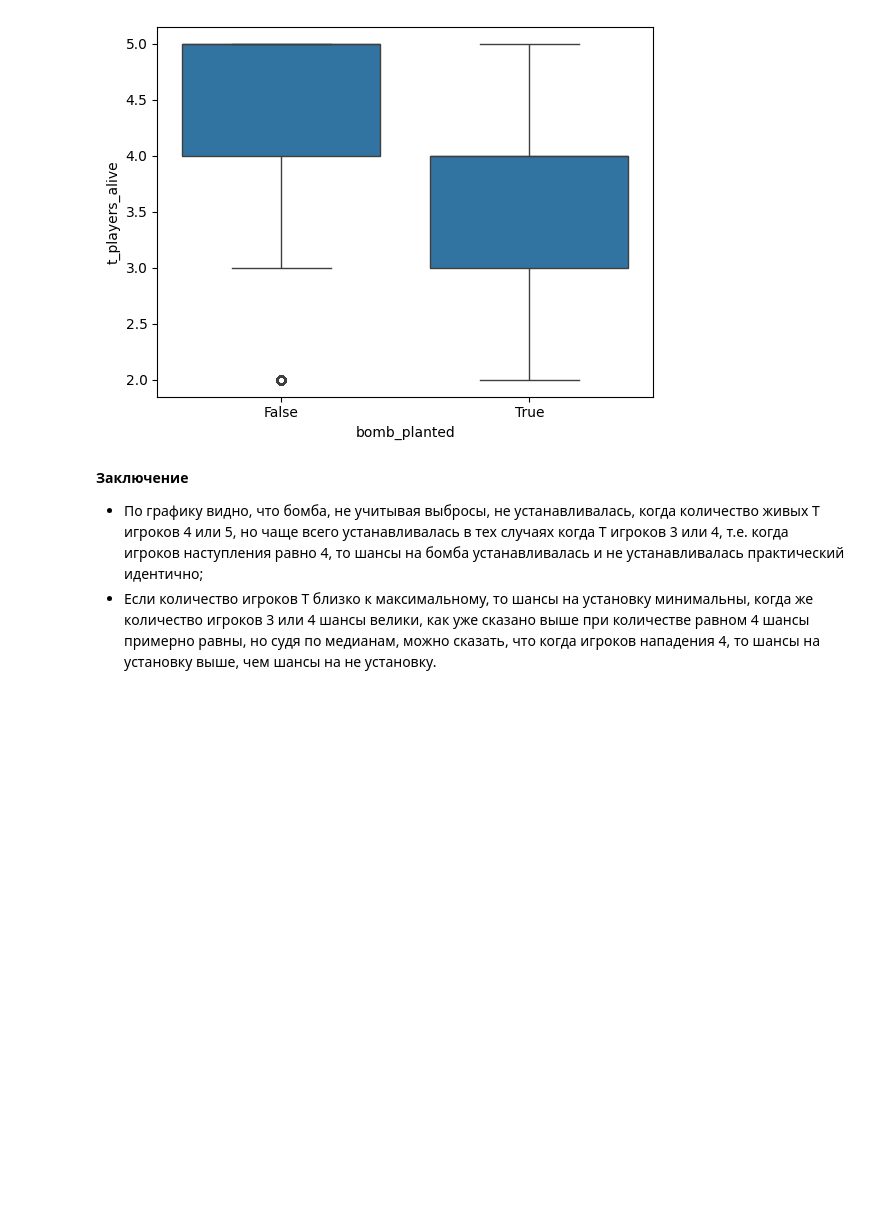
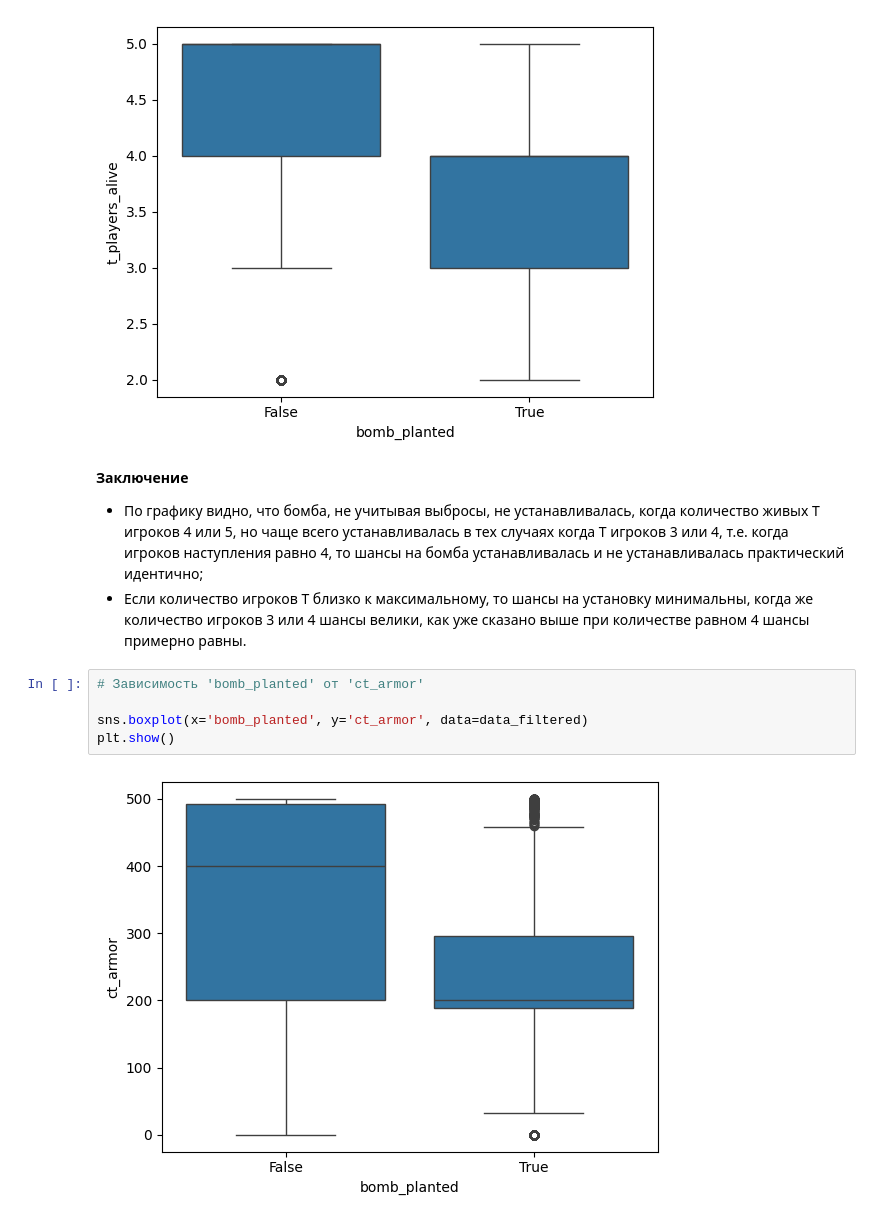
Before and after one commit to SergeyMotynga/OMSTU, a Jupyter notebook: ML/laboratory/lab_0/regression/regression_EDA.ipynb, the cells around one changed output. Cells and saved outputs as stored; diff of their text form; blank space fills up the shorter version.

```diff
--- a/ML/laboratory/lab_0/regression/regression_EDA.ipynb
+++ b/ML/laboratory/lab_0/regression/regression_EDA.ipynb
@@ -893,4 +920,11 @@ plt.show()
 **Заключение**
 
 - По графику видно, что бомба, не учитывая выбросы, не устанавливалась, когда количество живых T игроков 4 или 5, но чаще всего устанавливалась в тех случаях когда T игроков 3 или 4, т.е. когда игроков наступления равно 4, то шансы на бомба устанавливалась и не устанавливалась практический идентично;
-- Если количество игроков T близко к максимальному, то шансы на установку минимальны, когда же количество игроков 3 или 4 шансы велики, как уже сказано выше при количестве равном 4 шансы примерно равны, но судя по медианам, можно сказать, что когда игроков нападения 4, то шансы на установку выше, чем шансы на не установку.
+- Если количество игроков T близко к максимальному, то шансы на установку минимальны, когда же количество игроков 3 или 4 шансы велики, как уже сказано выше при количестве равном 4 шансы примерно равны.
+# %%
+# Зависимость 'bomb_planted' от 'ct_armor'
+
+sns.boxplot(x='bomb_planted', y='ct_armor', data=data_filtered)
+plt.show()
+# %% [output]
+[figure, added]
```
Also changed, not shown: parts of 11 cells of this notebook.
